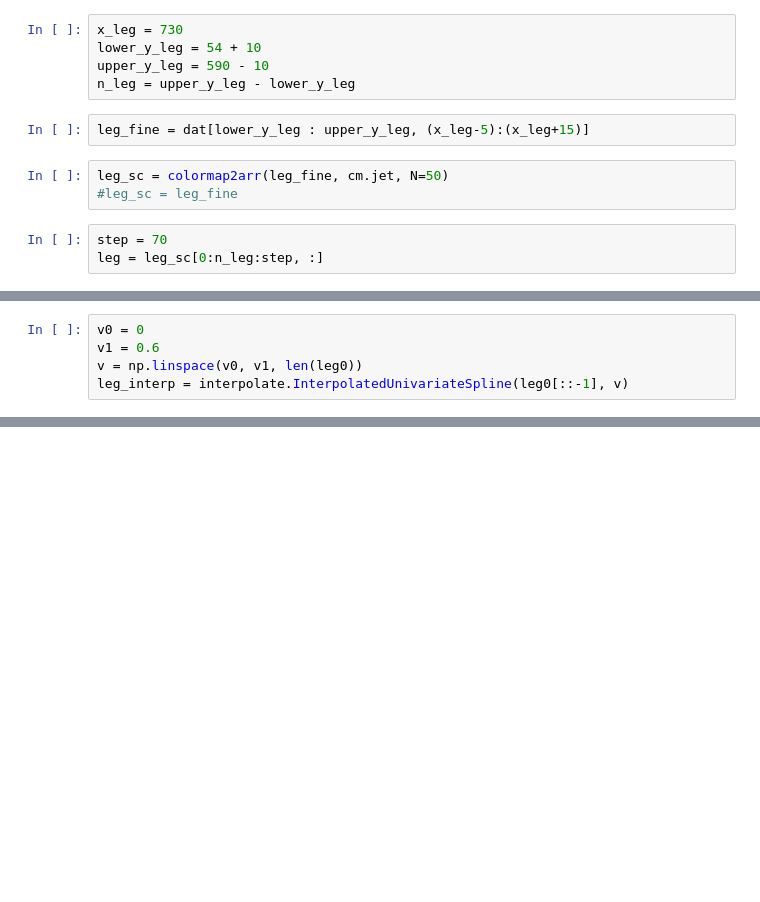
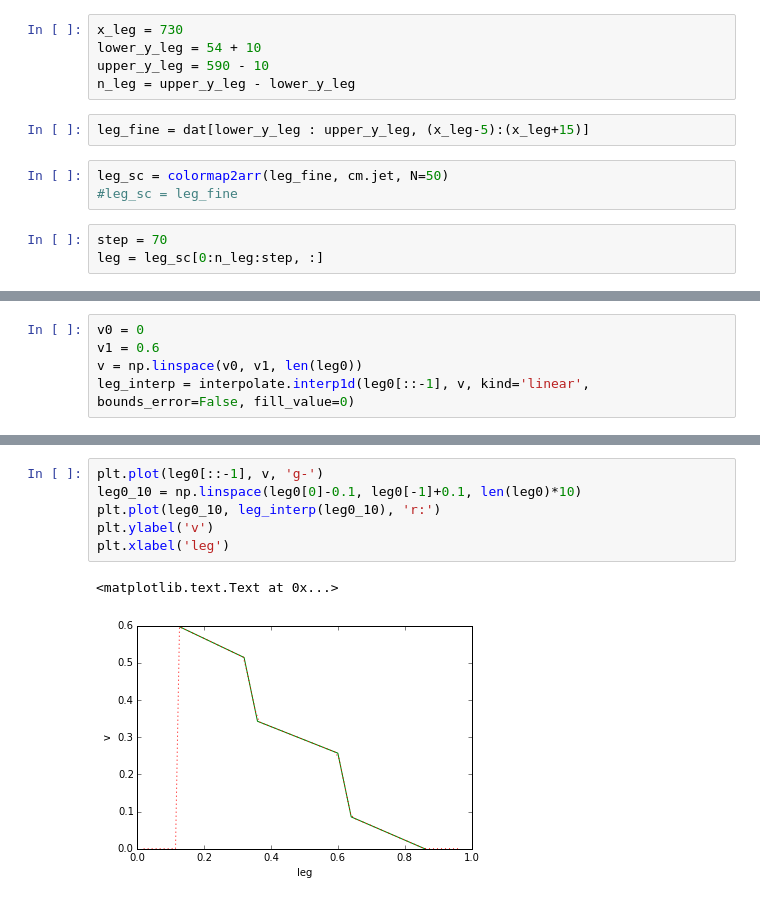
Before and after one commit to emilleishida/CorrMatrix_ABC, a Jupyter notebook: scripts/ABC/WL/Cov_SSC/digitize_Cov_SSC.ipynb, the cells around one changed output, grey strips where cells are left out. Cells and saved outputs as stored; diff of their text form; blank space fills up the shorter version.

```diff
--- a/scripts/ABC/WL/Cov_SSC/digitize_Cov_SSC.ipynb
+++ b/scripts/ABC/WL/Cov_SSC/digitize_Cov_SSC.ipynb
@@ -88,4 +89,4 @@ array([0.86, 0.66, 0.64, 0.62, 0.38, 0.36, 0.34, 0.12])
 v0 = 0
 v1 = 0.6
 v = np.linspace(v0, v1, len(leg0))
-leg_interp = interpolate.InterpolatedUnivariateSpline(leg0[::-1], v)
+leg_interp = interpolate.interp1d(leg0[::-1], v, kind='linear', bounds_error=False, fill_value=0)
@@ -122,0 +102,9 @@ array([0.87, 0.87, 0.87, 0.87, 0.87, 0.87, 0.87, 0.87, 0.87, 0.87, 0.87,
+# %%
+plt.plot(leg0[::-1], v, 'g-')
+leg0_10 = np.linspace(leg0[0]-0.1, leg0[-1]+0.1, len(leg0)*10)
+plt.plot(leg0_10, leg_interp(leg0_10), 'r:')
+plt.ylabel('v')
+plt.xlabel('leg')
+# %% [output]
+<matplotlib.text.Text at 0x...>
+[figure, added]
```
Also changed, not shown: parts of 16 cells of this notebook.
